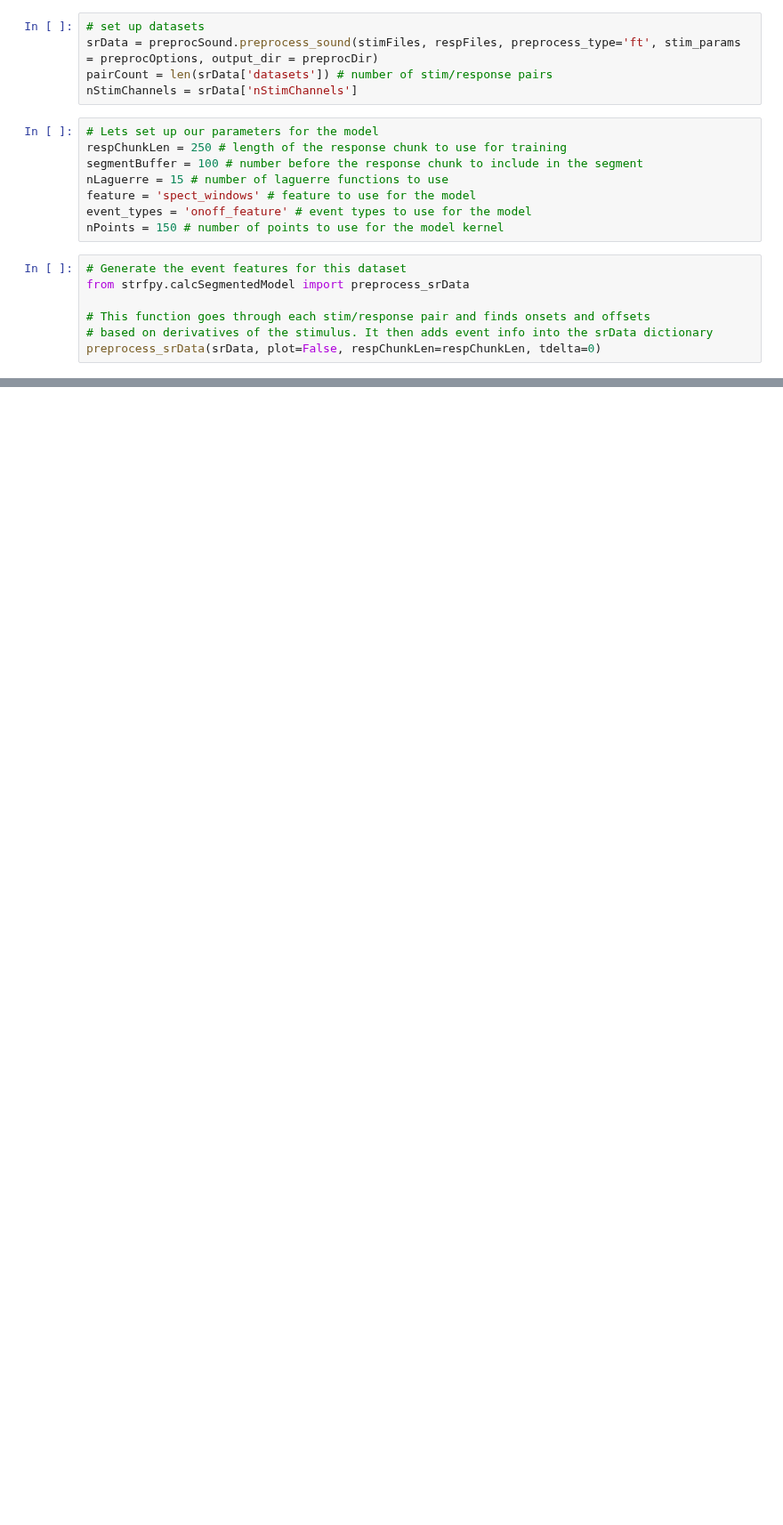
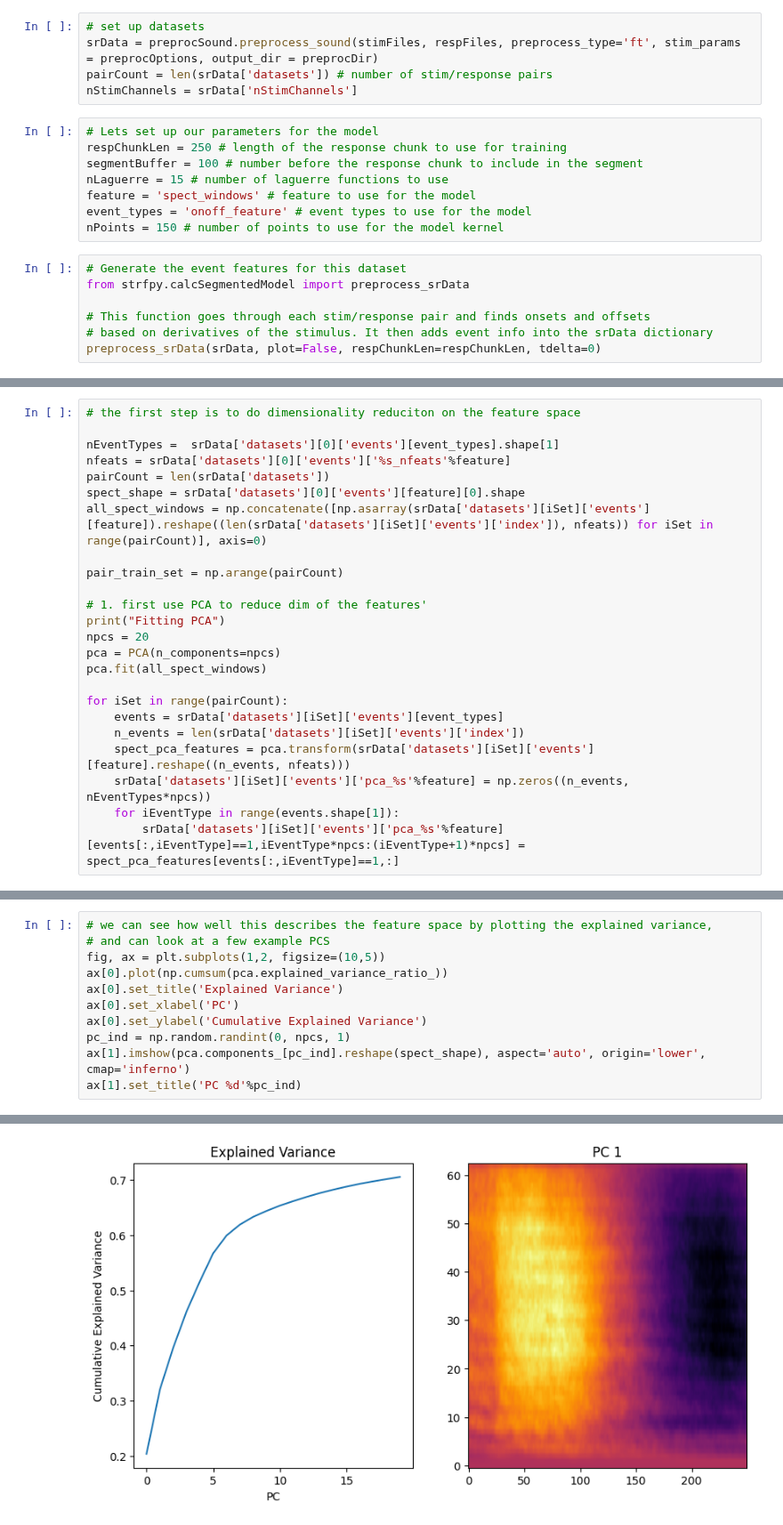
Before and after one commit to theunissenlab/strfPy, a Jupyter notebook: mrfpy_event_convolution.ipynb, the cells around one changed output, grey strips where cells are left out. Shown at 89% size. Cells and saved outputs as stored; diff of their text form; blank space fills up the shorter version.

Commit message:
Added small explainer section to the bottom of the notebook, that steps through each step.

```diff
--- a/mrfpy_event_convolution.ipynb
+++ b/mrfpy_event_convolution.ipynb
@@ -105,0 +117,24 @@ from strfpy.calcSegmentedModel import fit_seg_model
+# %%
+# the first step is to do dimensionality reduciton on the feature space
+
+nEventTypes =  srData['datasets'][0]['events'][event_types].shape[1]
+nfeats = srData['datasets'][0]['events']['%s_nfeats'%feature]
+pairCount = len(srData['datasets'])
+spect_shape = srData['datasets'][0]['events'][feature][0].shape
+all_spect_windows = np.concatenate([np.asarray(srData['datasets'][iSet]['events'][feature]).reshape((len(srData['datasets'][iSet]['events']['index']), nfeats)) for iSet in range(pairCount)], axis=0)
+
+pair_train_set = np.arange(pairCount)
+
+# 1. first use PCA to reduce dim of the features'
+print("Fitting PCA")
+npcs = 20
+pca = PCA(n_components=npcs)
+pca.fit(all_spect_windows)
+
+for iSet in range(pairCount):
+    events = srData['datasets'][iSet]['events'][event_types]
+    n_events = len(srData['datasets'][iSet]['events']['index'])
+    spect_pca_features = pca.transform(srData['datasets'][iSet]['events'][feature].reshape((n_events, nfeats)))
+    srData['datasets'][iSet]['events']['pca_%s'%feature] = np.zeros((n_events, nEventTypes*npcs))
+    for iEventType in range(events.shape[1]):
+        srData['datasets'][iSet]['events']['pca_%s'%feature][events[:,iEventType]==1,iEventType*npcs:(iEventType+1)*npcs] = spect_pca_features[events[:,iEventType]==1,:]
@@ -105,0 +143,12 @@ from strfpy.calcSegmentedModel import fit_seg_model
+# %%
+# we can see how well this describes the feature space by plotting the explained variance,
+# and can look at a few example PCS
+fig, ax = plt.subplots(1,2, figsize=(10,5))
+ax[0].plot(np.cumsum(pca.explained_variance_ratio_))
+ax[0].set_title('Explained Variance')
+ax[0].set_xlabel('PC')
+ax[0].set_ylabel('Cumulative Explained Variance')
+pc_ind = np.random.randint(0, npcs, 1)
+ax[1].imshow(pca.components_[pc_ind].reshape(spect_shape), aspect='auto', origin='lower', cmap='inferno')
+ax[1].set_title('PC %d'%pc_ind)
+# %% [output]
@@ -105,0 +156 @@ from strfpy.calcSegmentedModel import fit_seg_model
+[figure, added]
```
Also changed, not shown: parts of 12 cells of this notebook, 1 other file.
